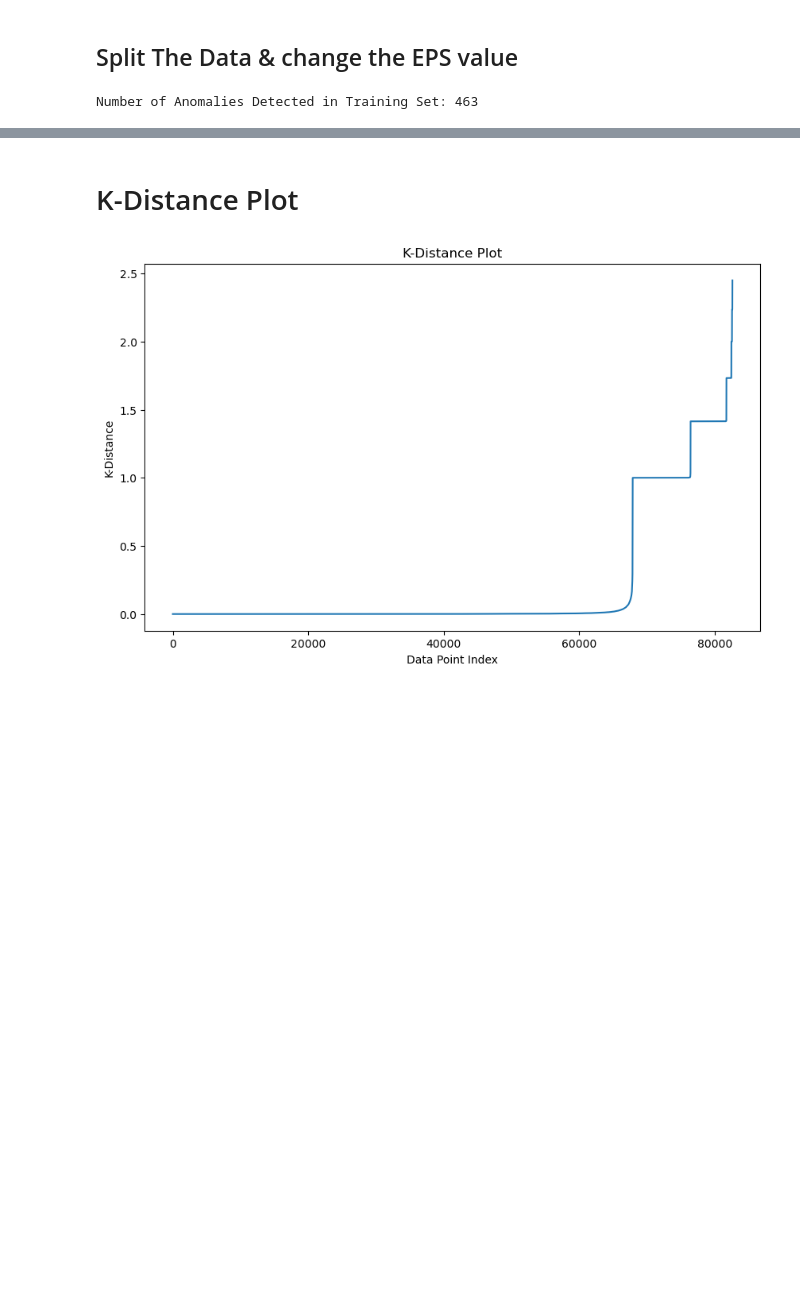
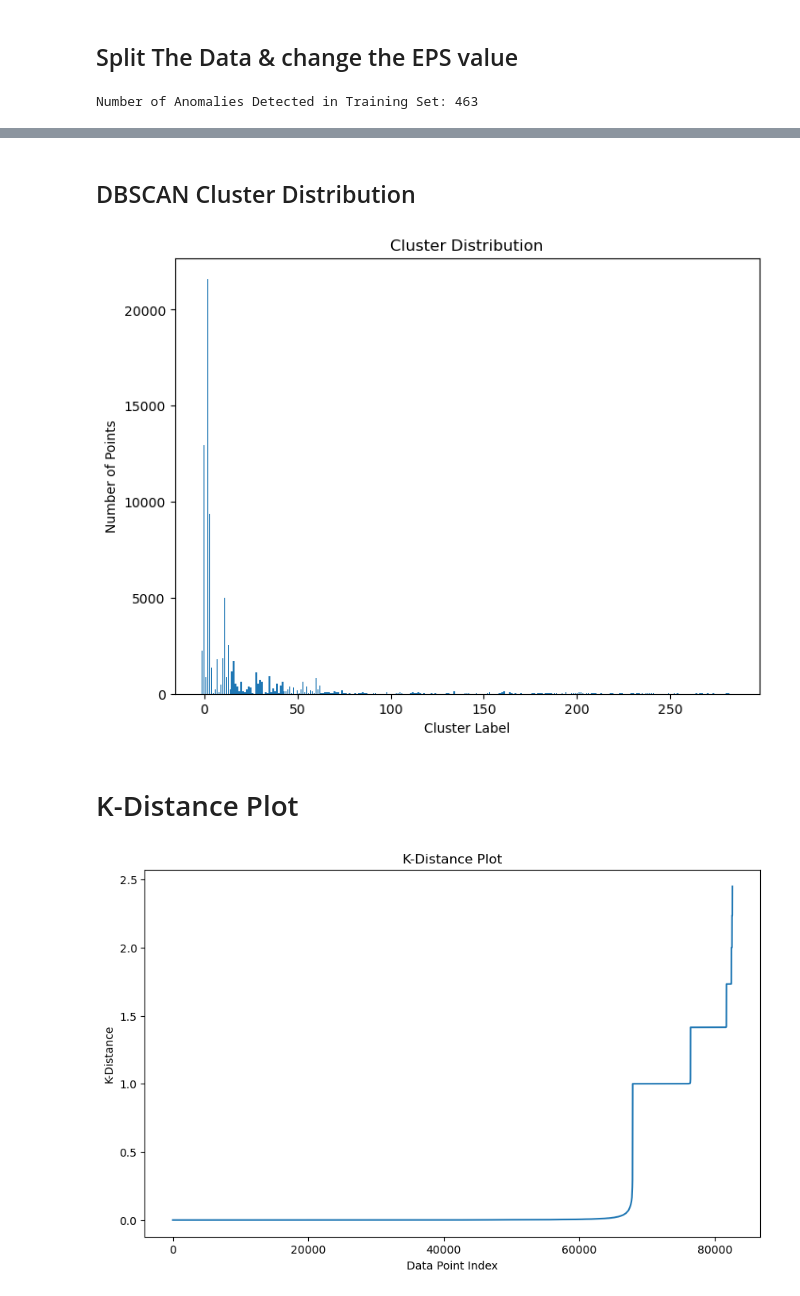
Before and after one commit to ayatallan/Safe-Transaction, a Jupyter notebook: Modeling.ipynb, the cells around one changed output, grey strips where cells are left out. Saved outputs shown, nothing was run; the diff lists cells and outputs as text; code cells hidden in the pictures; blank space fills up the shorter version.

```diff
--- a/Modeling.ipynb
+++ b/Modeling.ipynb
@@ -441,3 +527,14 @@ Number of Anomalies Detected in Training Set: 463
+# %% [markdown]
+## DBSCAN  Cluster Distribution
+# %%
+plt.figure(figsize=(8, 6))
+plt.hist(labels, bins=np.arange(min(labels), max(labels) + 1) - 0.5, align='mid', rwidth=0.8)
+plt.xlabel('Cluster Label')
+plt.ylabel('Number of Points')
+plt.title('Cluster Distribution')
+plt.show()
+# %% [output]
+[figure, added]
 # %% [markdown]
 # K-Distance Plot
 # %%
```
Also changed, not shown: parts of 5 cells of this notebook, 1 other file.
